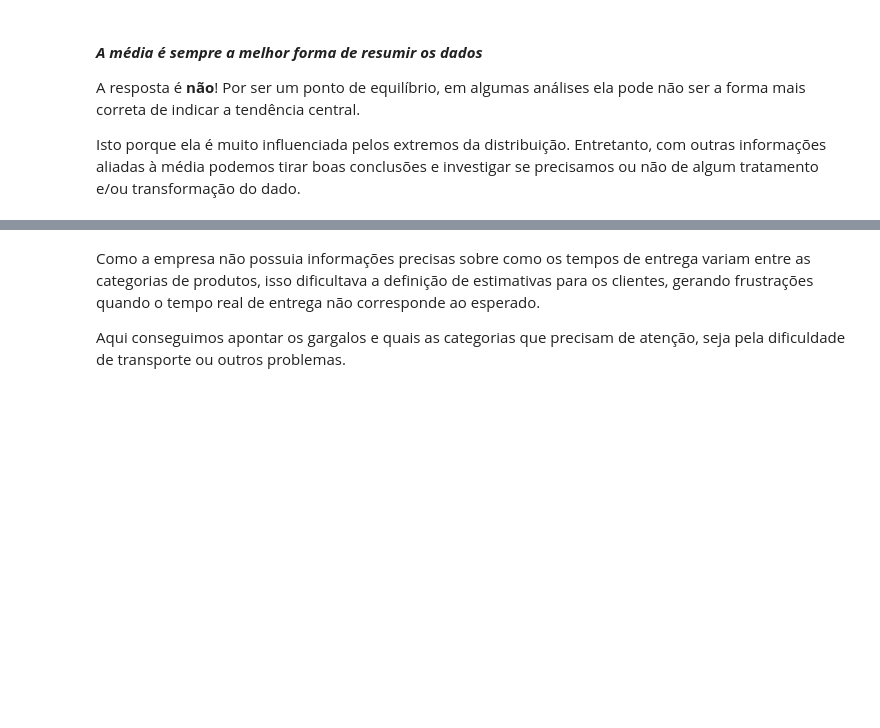
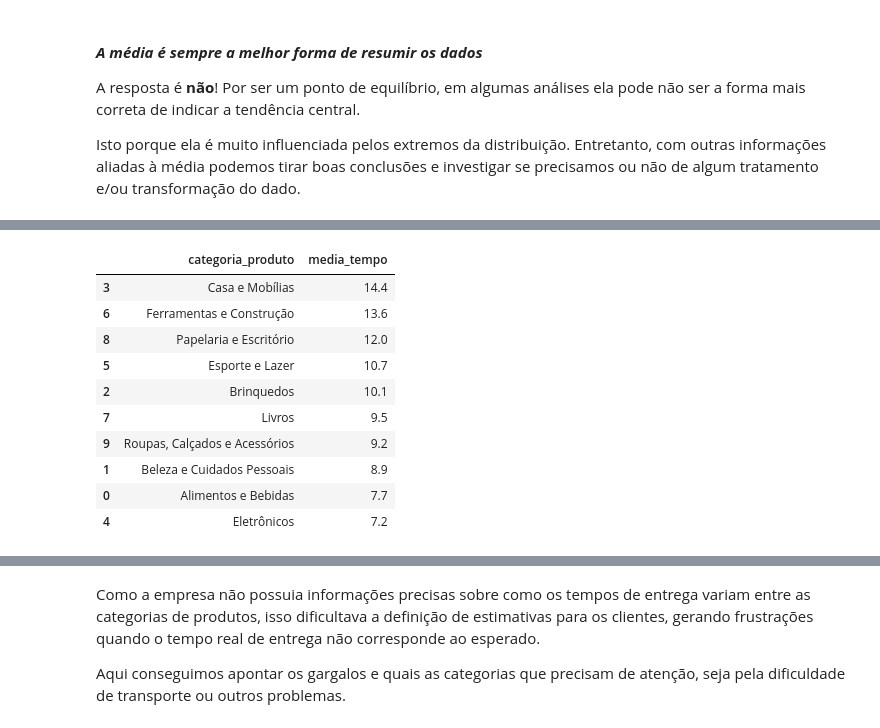
Before and after one commit to TheGabrielVieira/estatistica-python-frequencias-medidas, a Jupyter notebook: Projeto_Estatística_com_Python_frequencias_e_medidas.ipynb, the cells around one changed output, grey strips where cells are left out. Saved outputs shown, nothing was run; the diff lists cells and outputs as text; code cells hidden in the pictures; blank space fills up the shorter version.

```diff
--- a/Projeto_Estatística_com_Python_frequencias_e_medidas.ipynb
+++ b/Projeto_Estatística_com_Python_frequencias_e_medidas.ipynb
@@ -513,0 +538,16 @@ Isto porque ela é muito influenciada pelos extremos da distribuição. Entretan
+# %%
+media_entrega_cat.columns = ['categoria_produto', 'media_tempo']
+media_entrega_cat = media_entrega_cat.sort_values(by='media_tempo', ascending=False)
+media_entrega_cat
+# %% [output]
+|  | categoria_produto | media_tempo |
+| 3 | Casa e Mobílias | 14.4 |
+| 6 | Ferramentas e Construção | 13.6 |
+| 8 | Papelaria e Escritório | 12.0 |
+| 5 | Esporte e Lazer | 10.7 |
+| 2 | Brinquedos | 10.1 |
+| 7 | Livros | 9.5 |
+| 9 | Roupas, Calçados e Acessórios | 9.2 |
+| 1 | Beleza e Cuidados Pessoais | 8.9 |
+| 0 | Alimentos e Bebidas | 7.7 |
+| 4 | Eletrônicos | 7.2 |
```
Also changed, not shown: parts of 4 cells of this notebook.
